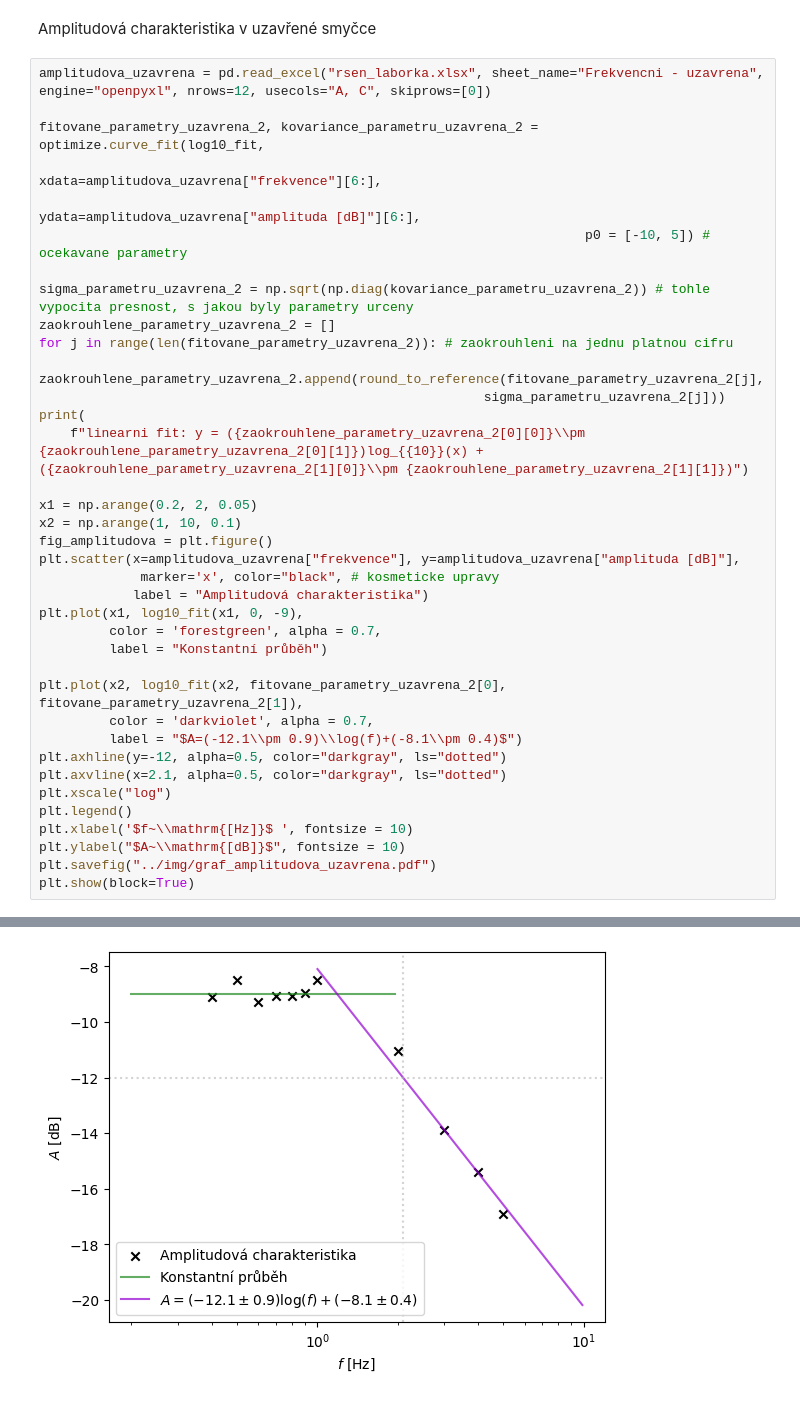
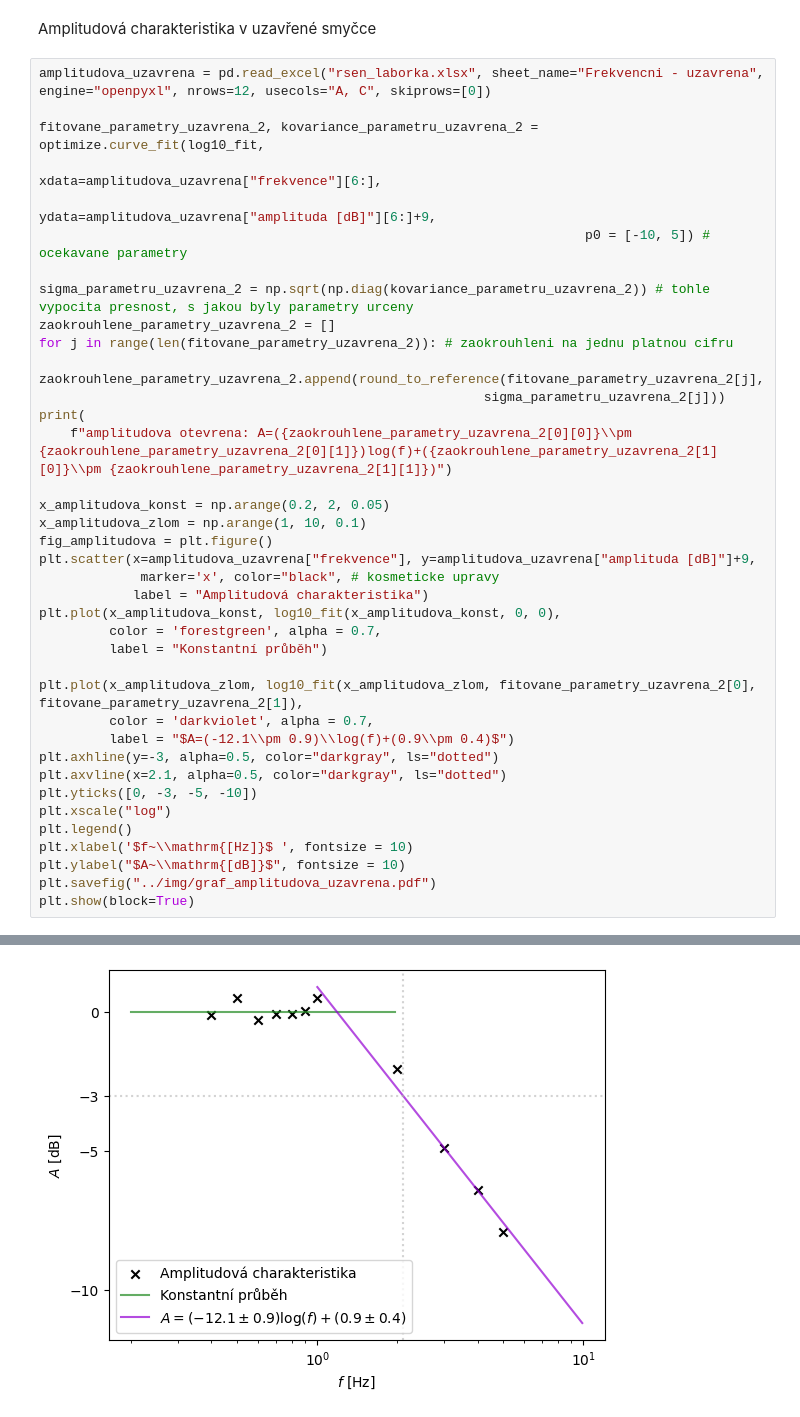
Before and after one commit to Mirenka11/RSEN, a Jupyter notebook: Data/zpracovani.ipynb, the cells around one changed output, grey strips where cells are left out. Saved outputs shown, nothing was run; the diff lists cells and outputs as text.

```diff
--- a/Data/zpracovani.ipynb
+++ b/Data/zpracovani.ipynb
@@ -229,7 +232,7 @@ amplitudova_uzavrena = pd.read_excel("rsen_laborka.xlsx", sheet_name="Frekvencni
 
 fitovane_parametry_uzavrena_2, kovariance_parametru_uzavrena_2 = optimize.curve_fit(log10_fit,
                                                                       xdata=amplitudova_uzavrena["frekvence"][6:],
-                                                                      ydata=amplitudova_uzavrena["amplituda [dB]"][6:],
+                                                                      ydata=amplitudova_uzavrena["amplituda [dB]"][6:]+9,
                                                                       p0 = [-10, 5]) # ocekavane parametry
 
 sigma_parametru_uzavrena_2 = np.sqrt(np.diag(kovariance_parametru_uzavrena_2)) # tohle vypocita presnost, s jakou byly parametry urceny
@@ -238,23 +241,24 @@ for j in range(len(fitovane_parametry_uzavrena_2)): # zaokrouhleni na jednu plat
     zaokrouhlene_parametry_uzavrena_2.append(round_to_reference(fitovane_parametry_uzavrena_2[j],
                                                          sigma_parametru_uzavrena_2[j]))
 print(
-    f"linearni fit: y = ({zaokrouhlene_parametry_uzavrena_2[0][0]}\\pm {zaokrouhlene_parametry_uzavrena_2[0][1]})log_{{10}}(x) + ({zaokrouhlene_parametry_uzavrena_2[1][0]}\\pm {zaokrouhlene_parametry_uzavrena_2[1][1]})")
+    f"amplitudova otevrena: A=({zaokrouhlene_parametry_uzavrena_2[0][0]}\\pm {zaokrouhlene_parametry_uzavrena_2[0][1]})log(f)+({zaokrouhlene_parametry_uzavrena_2[1][0]}\\pm {zaokrouhlene_parametry_uzavrena_2[1][1]})")
 
-x1 = np.arange(0.2, 2, 0.05)
-x2 = np.arange(1, 10, 0.1)
+x_amplitudova_konst = np.arange(0.2, 2, 0.05)
+x_amplitudova_zlom = np.arange(1, 10, 0.1)
 fig_amplitudova = plt.figure()
-plt.scatter(x=amplitudova_uzavrena["frekvence"], y=amplitudova_uzavrena["amplituda [dB]"],
+plt.scatter(x=amplitudova_uzavrena["frekvence"], y=amplitudova_uzavrena["amplituda [dB]"]+9,
              marker='x', color="black", # kosmeticke upravy
             label = "Amplitudová charakteristika")
-plt.plot(x1, log10_fit(x1, 0, -9),
+plt.plot(x_amplitudova_konst, log10_fit(x_amplitudova_konst, 0, 0),
          color = 'forestgreen', alpha = 0.7,
          label = "Konstantní průběh")
 
-plt.plot(x2, log10_fit(x2, fitovane_parametry_uzavrena_2[0], fitovane_parametry_uzavrena_2[1]),
+plt.plot(x_amplitudova_zlom, log10_fit(x_amplitudova_zlom, fitovane_parametry_uzavrena_2[0], fitovane_parametry_uzavrena_2[1]),
          color = 'darkviolet', alpha = 0.7,
-         label = "$A=(-12.1\\pm 0.9)\\log(f)+(-8.1\\pm 0.4)$")
-plt.axhline(y=-12, alpha=0.5, color="darkgray", ls="dotted")
+         label = "$A=(-12.1\\pm 0.9)\\log(f)+(0.9\\pm 0.4)$")
+plt.axhline(y=-3, alpha=0.5, color="darkgray", ls="dotted")
 plt.axvline(x=2.1, alpha=0.5, color="darkgray", ls="dotted")
+plt.yticks([0, -3, -5, -10])
 plt.xscale("log")
 plt.legend()
 plt.xlabel('$f~\\mathrm{[Hz]}$ ', fontsize = 10)
@@ -266 +270 @@ linearni fit: y = (-12.1\pm 0.9)log_{10}(x) + (-8.1\pm 0.4)
-[figure, old version]
+[figure, new version]
```
Also changed, not shown: parts of 2 cells of this notebook, 7 other files.
